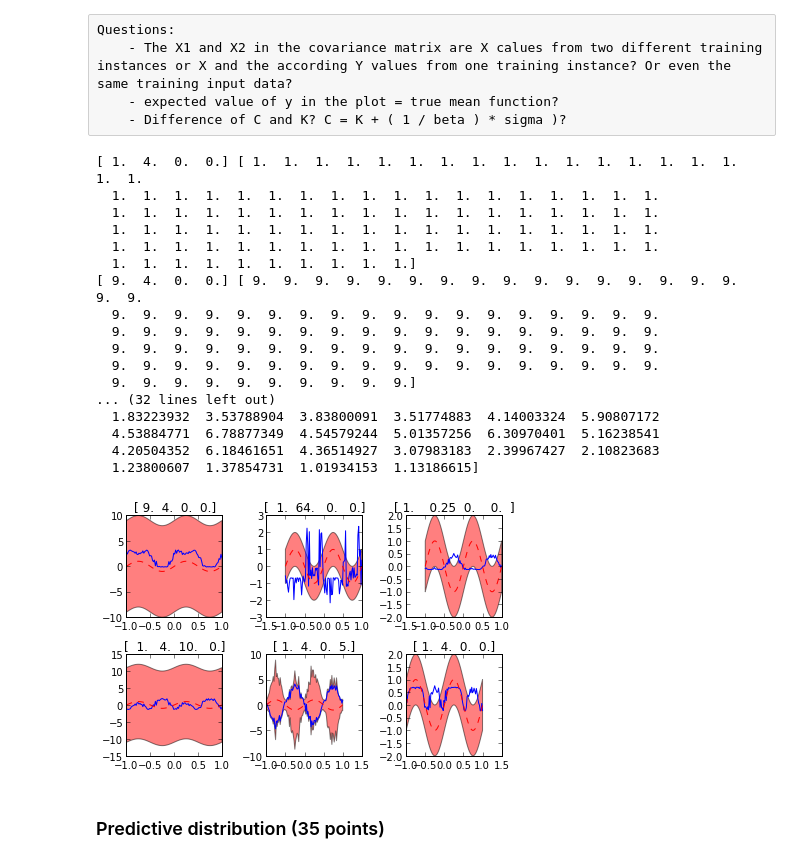
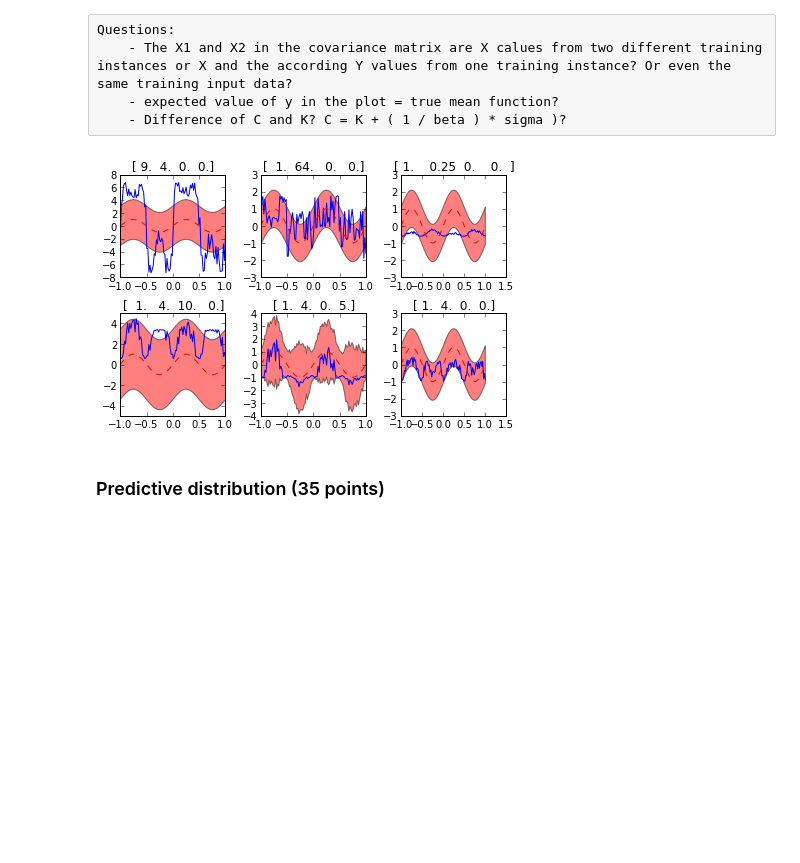
Before and after one commit to jaivalis/MLPR-Labs, a Jupyter notebook: Lab3/Lab3A-class.ipynb, the cells around one changed output. Drawn from its saved outputs; the diff is of its cells as text; code cells hidden in the pictures; blank space fills up the shorter version.

```diff
--- a/Lab3/Lab3A-class.ipynb
+++ b/Lab3/Lab3A-class.ipynb
@@ -173,53 +175,39 @@ Questions:
 # %%
 #Now sample mean functions at the x_test locations for the theta values in Bishop Figure 6.5(covariance function),
 #make a figure with a 2 by 3 subplot and make sure the title reflects the theta values (make sure everything is
 #legible). In other words, sample yi∼N(0,Kθ). Make use of numpy.random.multivariate_normal().
 #On your plots include the expected value of y with a dashed line and fill_between 2 standard deviations
 #of the uncertainty due to K (the diagonal of K is the variance of the model uncertainty) (15 points).
 def plot_mean():
     thetas = np.array( [[1,4,0,0], [9,4,0,0], [1,64,0,0],\
                         [1,0.25,0,0], [1,4,10,0], [1,4,0,5]])# thetas of figure 6.5
     mean = np.zeros(len(X1)) #From the definition of a Gaussian process,the marginal distribution p(y) is given
                              #by a Gaussian whose mean is zero and whose covariance is defined by a Gram matrix K
 
     for i in range(0,6):
+        std_total = np.sqrt(np.diag(computeK(X1, X1, thetas[i])))         # includes all uncertainty, model and target noise
+        std_model = np.sqrt( std_total**2 - 1.0/beta ) # remove data noise to get model uncertainty in stddev
+        std_combo = std_model + np.sqrt( 1.0/beta )    # add stddev (note: not the same as full)
         y = np.random.multivariate_normal(mean, computeK(X1, X1, thetas[i])) # zero-mean, covariance function
-        unc = computeK(X1, X1, thetas[i]).diagonal()
-        std_dev_unc = (unc)
-        print thetas[i], unc
+        #unc = computeK(X1, X1, thetas[i]).diagonal()
+        #std_dev_unc = (unc)
+        #print thetas[i], unc
         #print std_dev_unc
         exp_y = true_mean_function( x_test ) # expected value of y = true mean function?
         plt.subplot(2, 3, i)
         plt.title( thetas[i] )
         plt.plot(x_test, y, '-');
         plt.plot(x_test, exp_y, 'r--')
-        plt.fill_between(x_test, exp_y + std_dev_unc, exp_y - std_dev_unc, facecolor ='red', alpha=0.5)
+        plt.fill_between(x_test, exp_y + std_combo, exp_y - std_combo, facecolor ='red', alpha=0.5)
         plt.tight_layout()
         #plt.axis([-1,1,-3,3]);
     plt.show()
 
 
 X1 = generate_t(x_test, sigma)
 plot_mean()
 # %% [output]
-[ 1.  4.  0.  0.] [ 1.  1.  1.  1.  1.  1.  1.  1.  1.  1.  1.  1.  1.  1.  1.  1.  1.  1.
-  1.  1.  1.  1.  1.  1.  1.  1.  1.  1.  1.  1.  1.  1.  1.  1.  1.  1.
-  1.  1.  1.  1.  1.  1.  1.  1.  1.  1.  1.  1.  1.  1.  1.  1.  1.  1.
-  1.  1.  1.  1.  1.  1.  1.  1.  1.  1.  1.  1.  1.  1.  1.  1.  1.  1.
-  1.  1.  1.  1.  1.  1.  1.  1.  1.  1.  1.  1.  1.  1.  1.  1.  1.  1.
-  1.  1.  1.  1.  1.  1.  1.  1.  1.  1.]
-[ 9.  4.  0.  0.] [ 9.  9.  9.  9.  9.  9.  9.  9.  9.  9.  9.  9.  9.  9.  9.  9.  9.  9.
-  9.  9.  9.  9.  9.  9.  9.  9.  9.  9.  9.  9.  9.  9.  9.  9.  9.  9.
-  9.  9.  9.  9.  9.  9.  9.  9.  9.  9.  9.  9.  9.  9.  9.  9.  9.  9.
-  9.  9.  9.  9.  9.  9.  9.  9.  9.  9.  9.  9.  9.  9.  9.  9.  9.  9.
-  9.  9.  9.  9.  9.  9.  9.  9.  9.  9.  9.  9.  9.  9.  9.  9.  9.  9.
-  9.  9.  9.  9.  9.  9.  9.  9.  9.  9.]
-... (32 lines left out)
-  1.83223932  3.53788904  3.83800091  3.51774883  4.14003324  5.90807172
-  4.53884771  6.78877349  4.54579244  5.01357256  6.30970401  5.16238541
-  4.20504352  6.18461651  4.36514927  3.07983183  2.39967427  2.10823683
-  1.23800607  1.37854731  1.01934153  1.13186615]
-[figure, old version]
+[figure, new version]
 # %% [markdown]
 ### Predictive distribution (35 points)
 # %% [markdown]
```
Also changed, not shown: parts of 3 cells of this notebook.
